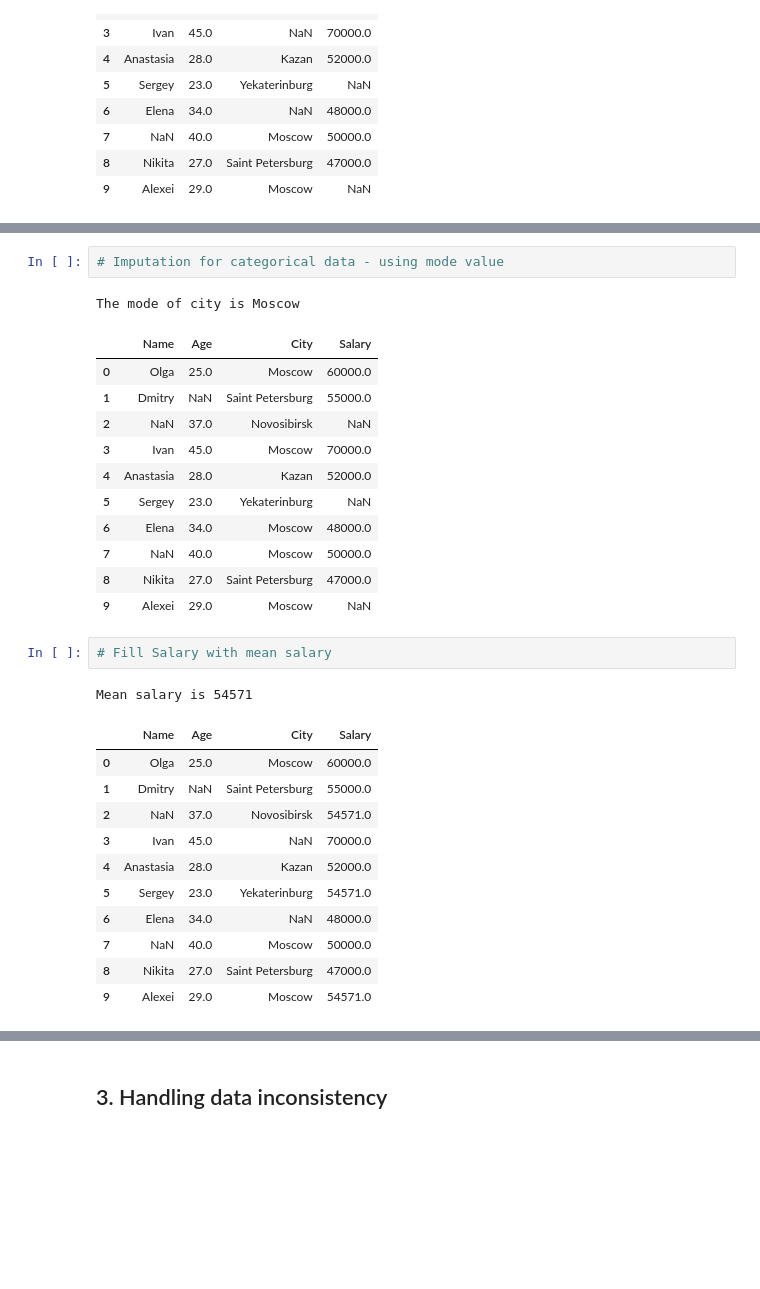
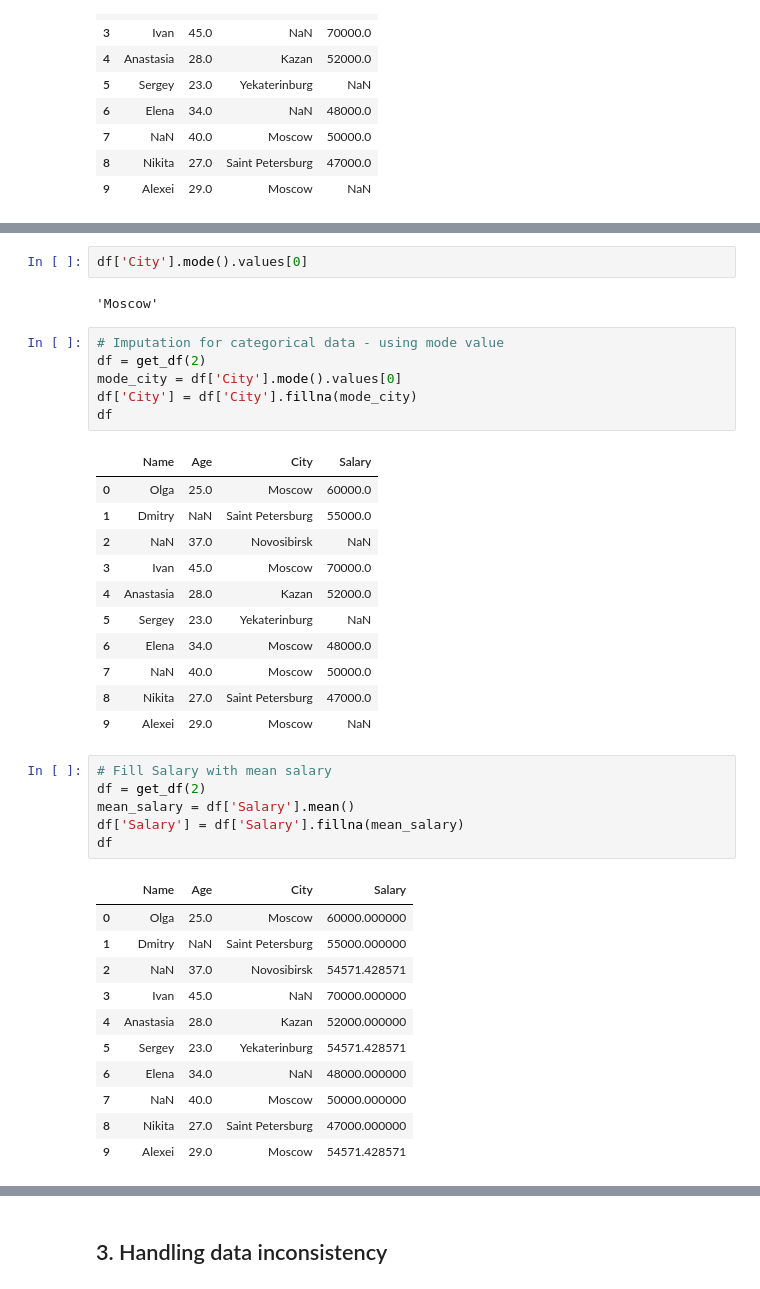
Before and after one commit to taqihaider7/NSU_ML, a Jupyter notebook: Labs/lab2a.ipynb, the cells around one changed output, grey strips where cells are left out. Cells and saved outputs as stored; diff of their text form; blank space fills up the shorter version.

```diff
--- a/Labs/lab2a.ipynb
+++ b/Labs/lab2a.ipynb
@@ -179,10 +196,17 @@ df
 | 7 | Unknown | 40.0 | Moscow | 50000.0 |
 | 8 | Nikita | 27.0 | Saint Petersburg | 47000.0 |
 | 9 | Alexei | 29.0 | Moscow | NaN |
+# %%
+df['City'].mode().values[0]
+# %% [output]
+'Moscow'
 # %%
 # Imputation for categorical data - using mode value
+df = get_df(2)
+mode_city = df['City'].mode().values[0]
+df['City'] = df['City'].fillna(mode_city)
+df
 # %% [output]
-The mode of city is Moscow
 |  | Name | Age | City | Salary |
 | 0 | Olga | 25.0 | Moscow | 60000.0 |
 | 1 | Dmitry | NaN | Saint Petersburg | 55000.0 |
@@ -196,16 +220,19 @@ The mode of city is Moscow
 | 9 | Alexei | 29.0 | Moscow | NaN |
 # %%
 # Fill Salary with mean salary
+df = get_df(2)
+mean_salary = df['Salary'].mean()
+df['Salary'] = df['Salary'].fillna(mean_salary)
+df
 # %% [output]
-Mean salary is 54571
 |  | Name | Age | City | Salary |
-| 0 | Olga | 25.0 | Moscow | 60000.0 |
-| 1 | Dmitry | NaN | Saint Petersburg | 55000.0 |
-| 2 | NaN | 37.0 | Novosibirsk | 54571.0 |
-| 3 | Ivan | 45.0 | NaN | 70000.0 |
-| 4 | Anastasia | 28.0 | Kazan | 52000.0 |
-| 5 | Sergey | 23.0 | Yekaterinburg | 54571.0 |
-| 6 | Elena | 34.0 | NaN | 48000.0 |
-| 7 | NaN | 40.0 | Moscow | 50000.0 |
-| 8 | Nikita | 27.0 | Saint Petersburg | 47000.0 |
-| 9 | Alexei | 29.0 | Moscow | 54571.0 |
+| 0 | Olga | 25.0 | Moscow | 60000.000000 |
+| 1 | Dmitry | NaN | Saint Petersburg | 55000.000000 |
+| 2 | NaN | 37.0 | Novosibirsk | 54571.428571 |
+| 3 | Ivan | 45.0 | NaN | 70000.000000 |
+| 4 | Anastasia | 28.0 | Kazan | 52000.000000 |
+| 5 | Sergey | 23.0 | Yekaterinburg | 54571.428571 |
+| 6 | Elena | 34.0 | NaN | 48000.000000 |
+| 7 | NaN | 40.0 | Moscow | 50000.000000 |
+| 8 | Nikita | 27.0 | Saint Petersburg | 47000.000000 |
+| 9 | Alexei | 29.0 | Moscow | 54571.428571 |
```
Also changed, not shown: parts of 24 cells of this notebook, 2 other files.
